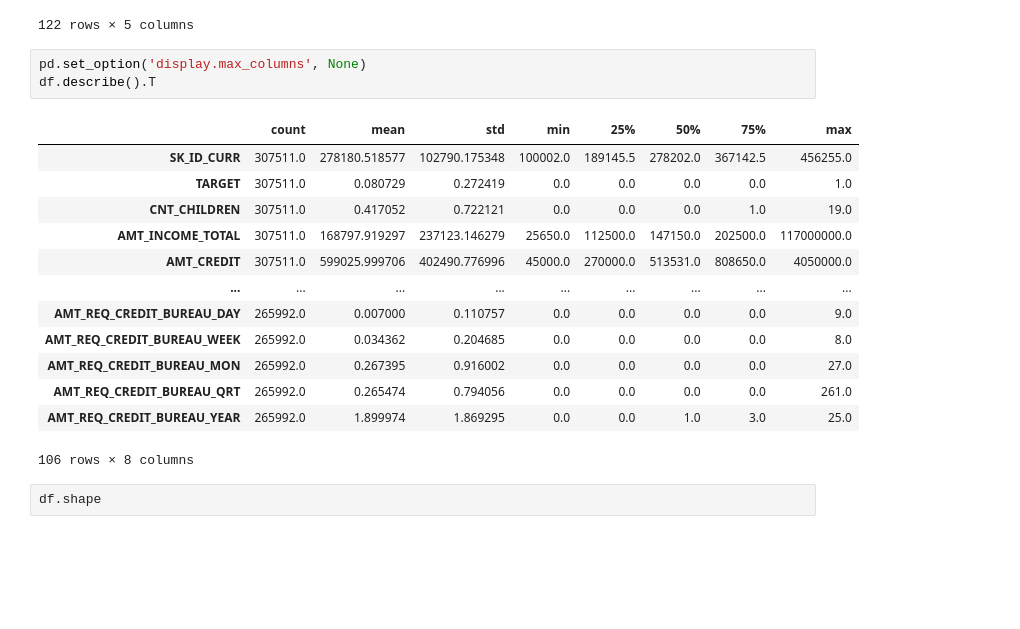
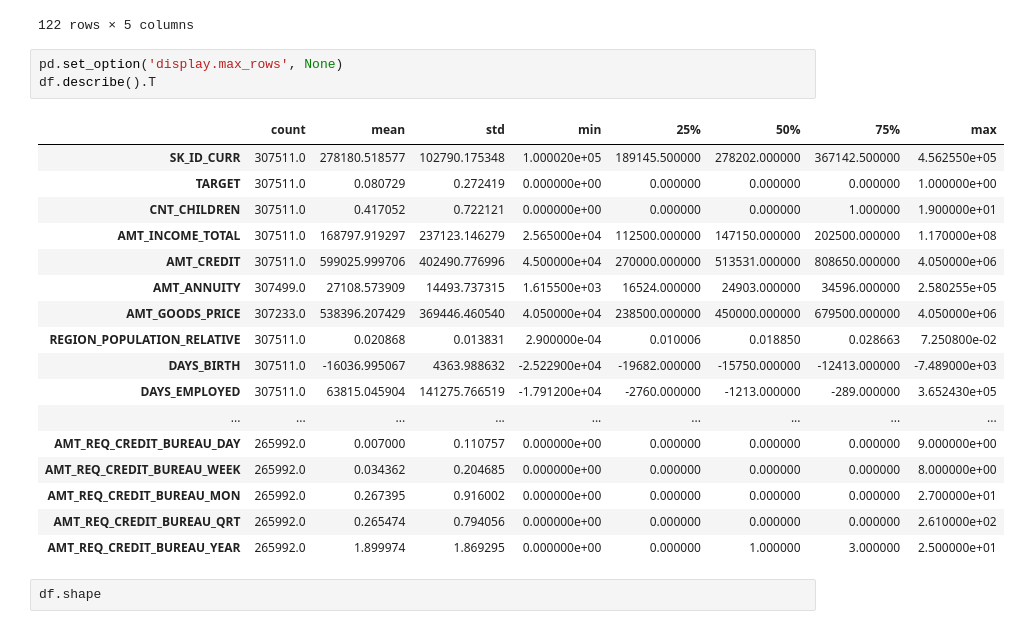
Before and after one commit to nickync/JPMLE, a Jupyter notebook: final.ipynb, the cells around one changed output. Drawn from its saved outputs; the diff is of its cells as text; blank space fills up the shorter version.

```diff
--- a/final.ipynb
+++ b/final.ipynb
@@ -33,22 +33,26 @@ df.head().T
 | AMT_REQ_CREDIT_BUREAU_YEAR | 1.0 | 0.0 | 0.0 | NaN | 0.0 |
 122 rows × 5 columns
 # %%
-pd.set_option('display.max_columns', None)
+pd.set_option('display.max_rows', None)
 df.describe().T
 # %% [output]
 |  | count | mean | std | min | 25% | 50% | 75% | max |
-| SK_ID_CURR | 307511.0 | 278180.518577 | 102790.175348 | 100002.0 | 189145.5 | 278202.0 | 367142.5 | 456255.0 |
-| TARGET | 307511.0 | 0.080729 | 0.272419 | 0.0 | 0.0 | 0.0 | 0.0 | 1.0 |
-| CNT_CHILDREN | 307511.0 | 0.417052 | 0.722121 | 0.0 | 0.0 | 0.0 | 1.0 | 19.0 |
-| AMT_INCOME_TOTAL | 307511.0 | 168797.919297 | 237123.146279 | 25650.0 | 112500.0 | 147150.0 | 202500.0 | 117000000.0 |
-| AMT_CREDIT | 307511.0 | 599025.999706 | 402490.776996 | 45000.0 | 270000.0 | 513531.0 | 808650.0 | 4050000.0 |
+| SK_ID_CURR | 307511.0 | 278180.518577 | 102790.175348 | 1.000020e+05 | 189145.500000 | 278202.000000 | 367142.500000 | 4.562550e+05 |
+| TARGET | 307511.0 | 0.080729 | 0.272419 | 0.000000e+00 | 0.000000 | 0.000000 | 0.000000 | 1.000000e+00 |
+| CNT_CHILDREN | 307511.0 | 0.417052 | 0.722121 | 0.000000e+00 | 0.000000 | 0.000000 | 1.000000 | 1.900000e+01 |
+| AMT_INCOME_TOTAL | 307511.0 | 168797.919297 | 237123.146279 | 2.565000e+04 | 112500.000000 | 147150.000000 | 202500.000000 | 1.170000e+08 |
+| AMT_CREDIT | 307511.0 | 599025.999706 | 402490.776996 | 4.500000e+04 | 270000.000000 | 513531.000000 | 808650.000000 | 4.050000e+06 |
+| AMT_ANNUITY | 307499.0 | 27108.573909 | 14493.737315 | 1.615500e+03 | 16524.000000 | 24903.000000 | 34596.000000 | 2.580255e+05 |
+| AMT_GOODS_PRICE | 307233.0 | 538396.207429 | 369446.460540 | 4.050000e+04 | 238500.000000 | 450000.000000 | 679500.000000 | 4.050000e+06 |
+| REGION_POPULATION_RELATIVE | 307511.0 | 0.020868 | 0.013831 | 2.900000e-04 | 0.010006 | 0.018850 | 0.028663 | 7.250800e-02 |
+| DAYS_BIRTH | 307511.0 | -16036.995067 | 4363.988632 | -2.522900e+04 | -19682.000000 | -15750.000000 | -12413.000000 | -7.489000e+03 |
+| DAYS_EMPLOYED | 307511.0 | 63815.045904 | 141275.766519 | -1.791200e+04 | -2760.000000 | -1213.000000 | -289.000000 | 3.652430e+05 |
 | ... | ... | ... | ... | ... | ... | ... | ... | ... |
-| AMT_REQ_CREDIT_BUREAU_DAY | 265992.0 | 0.007000 | 0.110757 | 0.0 | 0.0 | 0.0 | 0.0 | 9.0 |
-| AMT_REQ_CREDIT_BUREAU_WEEK | 265992.0 | 0.034362 | 0.204685 | 0.0 | 0.0 | 0.0 | 0.0 | 8.0 |
-| AMT_REQ_CREDIT_BUREAU_MON | 265992.0 | 0.267395 | 0.916002 | 0.0 | 0.0 | 0.0 | 0.0 | 27.0 |
-| AMT_REQ_CREDIT_BUREAU_QRT | 265992.0 | 0.265474 | 0.794056 | 0.0 | 0.0 | 0.0 | 0.0 | 261.0 |
-| AMT_REQ_CREDIT_BUREAU_YEAR | 265992.0 | 1.899974 | 1.869295 | 0.0 | 0.0 | 1.0 | 3.0 | 25.0 |
+| AMT_REQ_CREDIT_BUREAU_DAY | 265992.0 | 0.007000 | 0.110757 | 0.000000e+00 | 0.000000 | 0.000000 | 0.000000 | 9.000000e+00 |
+| AMT_REQ_CREDIT_BUREAU_WEEK | 265992.0 | 0.034362 | 0.204685 | 0.000000e+00 | 0.000000 | 0.000000 | 0.000000 | 8.000000e+00 |
+| AMT_REQ_CREDIT_BUREAU_MON | 265992.0 | 0.267395 | 0.916002 | 0.000000e+00 | 0.000000 | 0.000000 | 0.000000 | 2.700000e+01 |
+| AMT_REQ_CREDIT_BUREAU_QRT | 265992.0 | 0.265474 | 0.794056 | 0.000000e+00 | 0.000000 | 0.000000 | 0.000000 | 2.610000e+02 |
+| AMT_REQ_CREDIT_BUREAU_YEAR | 265992.0 | 1.899974 | 1.869295 | 0.000000e+00 | 0.000000 | 1.000000 | 3.000000 | 2.500000e+01 |
-106 rows × 8 columns
 # %%
 df.shape
 # %% [output]
```
Also changed, not shown: parts of 15 cells of this notebook, 1 other file.
